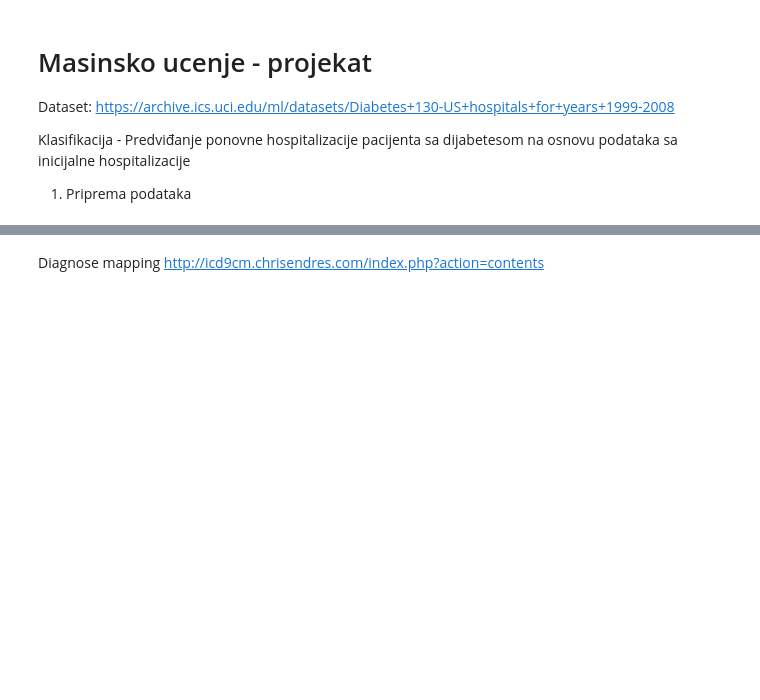
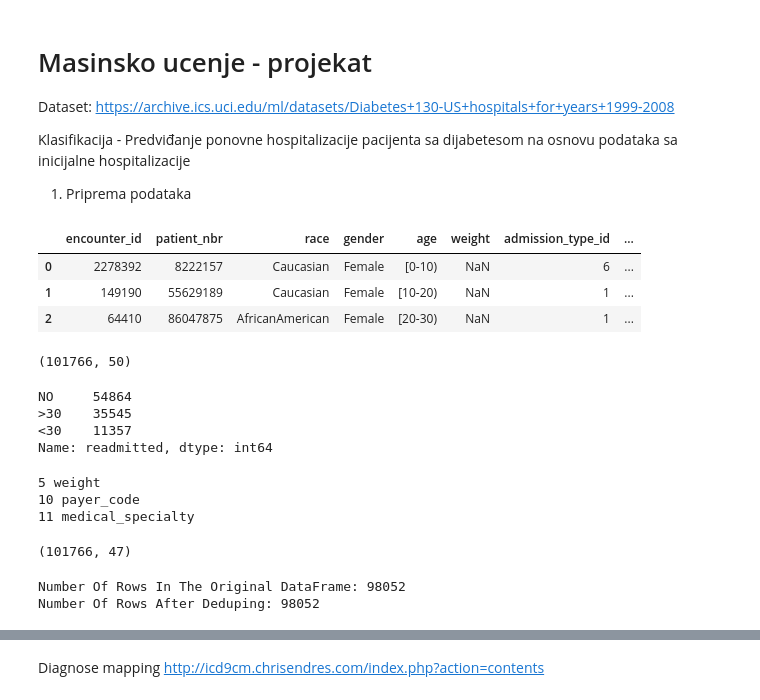
Before and after one commit to mjovanovic9999/ML, a Jupyter notebook: I/notebook/main.ipynb, the cells around one changed output, grey strips where cells are left out. Cells and saved outputs as stored; diff of their text form; code cells hidden in the pictures; blank space fills up the shorter version.

```diff
--- a/I/notebook/main.ipynb
+++ b/I/notebook/main.ipynb
@@ -21,14 +21,27 @@ from sklearn.inspection import permutation_importance
 import shap
 # %%
 path = "../dataset/diabetic_data.csv"
-dataframe = pd.read_csv(path, low_memory=False, na_values=["?", "Unknown/Invalid"])
+dataframe = pd.read_csv(path, low_memory=False, na_values=[
+                        "?", "Unknown/Invalid"])
 pd.set_option("display.max_columns", None)
 dataframe.head(3)
+# %% [output]
+|  | encounter_id | patient_nbr | race | gender | age | weight | admission_type_id | ... |
+| 0 | 2278392 | 8222157 | Caucasian | Female | [0-10) | NaN | 6 | ... |
+| 1 | 149190 | 55629189 | Caucasian | Female | [10-20) | NaN | 1 | ... |
+| 2 | 64410 | 86047875 | AfricanAmerican | Female | [20-30) | NaN | 1 | ... |
 # %%
 total_rows = dataframe.shape[0]
 dataframe.shape
+# %% [output]
+(101766, 50)
 # %%
 dataframe["readmitted"].value_counts()
+# %% [output]
+NO     54864
+>30    35545
+<30    11357
+Name: readmitted, dtype: int64
 # %%
 missing = dataframe.isna()
 missing_count = missing.sum()
@@ -41,6 +54,11 @@ for i in to_drop:
     print(i, dataframe.columns[i])
 dataframe = dataframe.drop(dataframe.columns[to_drop], axis=1)
 dataframe.shape
+# %% [output]
+5 weight
+10 payer_code
+11 medical_specialty
+(101766, 47)
 # %%
 dataframe.dropna(inplace=True)
 dataframe.drop(
@@ -59,5 +77,8 @@ dataframe.drop(
 # %%
 print("Number Of Rows In The Original DataFrame:", len(dataframe))
 print("Number Of Rows After Deduping:", len(dataframe.drop_duplicates()))
+# %% [output]
+Number Of Rows In The Original DataFrame: 98052
+Number Of Rows After Deduping: 98052
 # %%
 dataframe.info()
```
Also changed, not shown: parts of 10 cells of this notebook.
